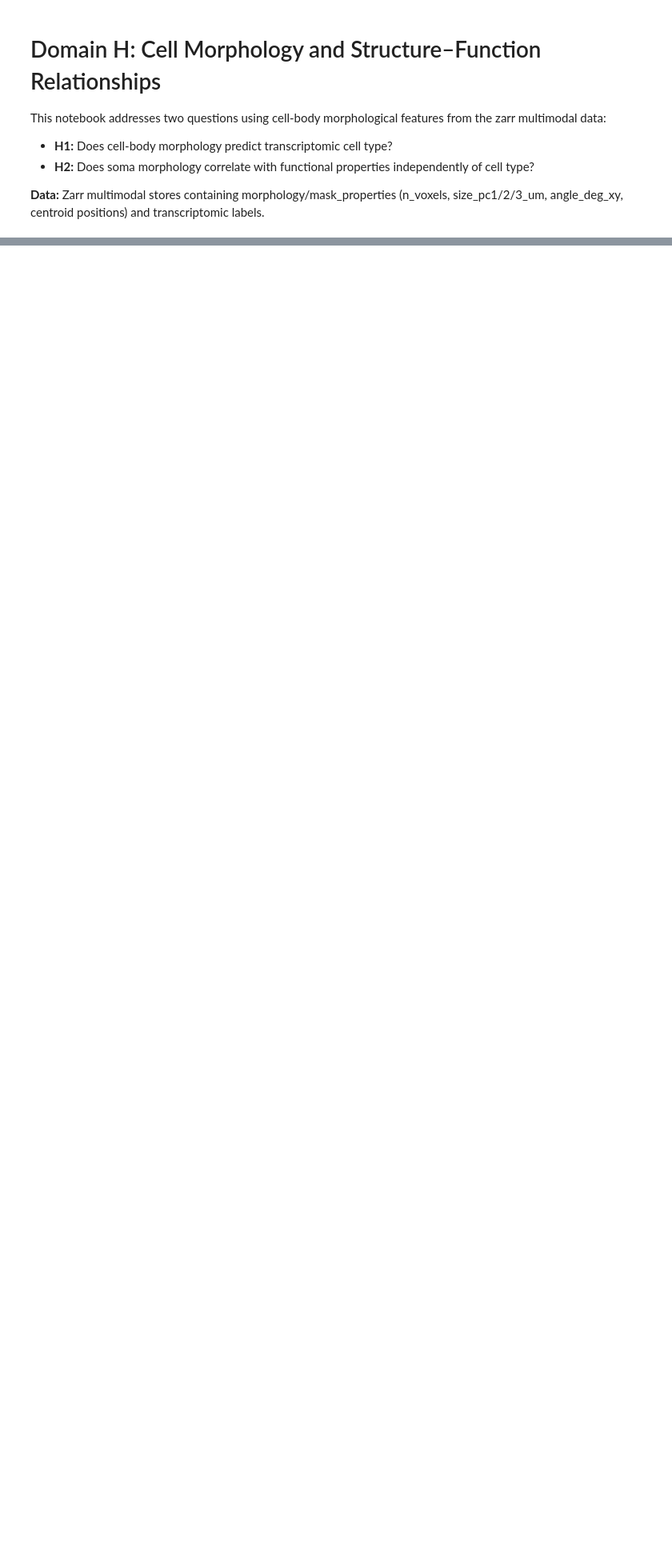
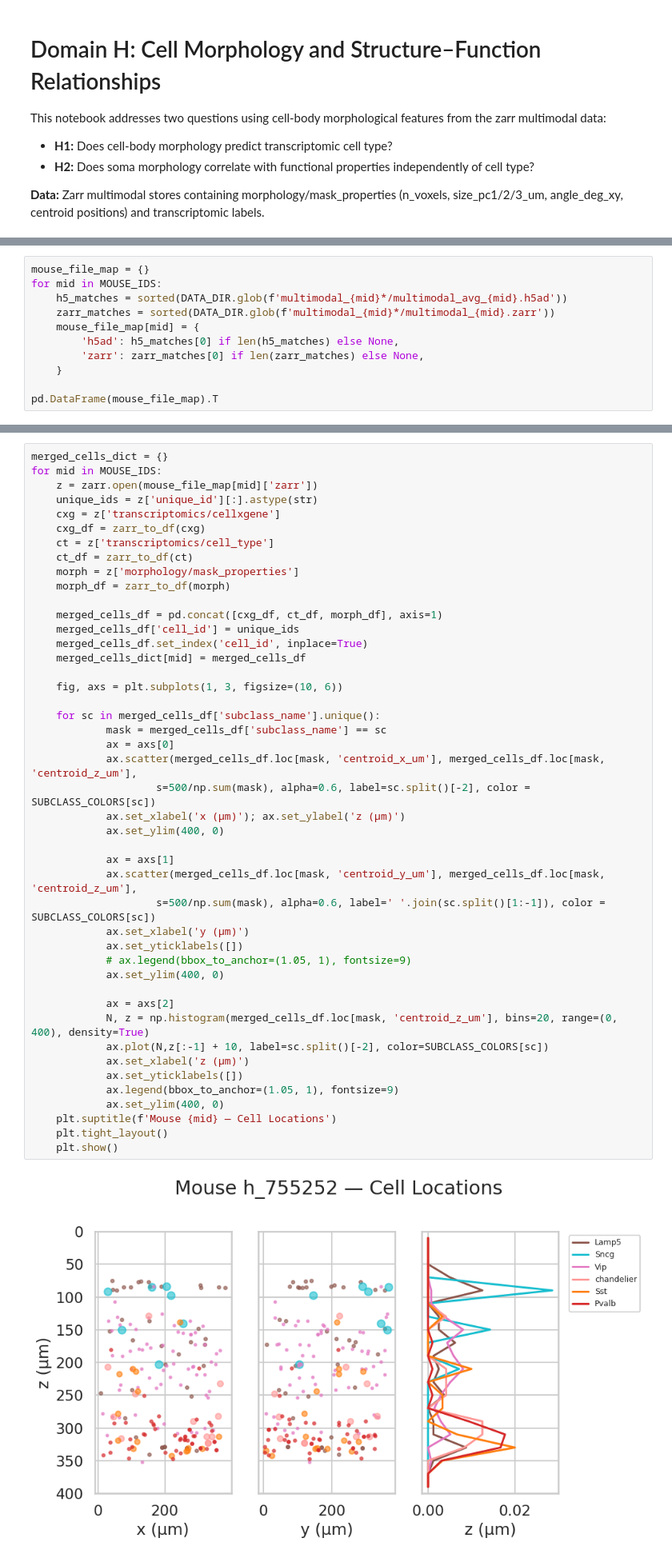
Before and after one commit to omidzobeiri/oPhys_Transcriptomics_Analysis, a Jupyter notebook: code/Analysis/Domain_H_Morphology/01_cell-body-morphology-predicts-transcriptomic-cell-type.ipynb, the cells around one changed output, grey strips where cells are left out. Shown at 80% size. Saved outputs shown, nothing was run; the diff lists cells and outputs as text; blank space fills up the shorter version.

```diff
--- a/code/Analysis/Domain_H_Morphology/01_cell-body-morphology-predicts-transcriptomic-cell-type.ipynb
+++ b/code/Analysis/Domain_H_Morphology/01_cell-body-morphology-predicts-transcriptomic-cell-type.ipynb
@@ -77,0 +71,11 @@ print(morph_df[['n_voxels', 'size_pc1_um', 'elongation', 'flatness']].describe()
+# %%
+mouse_file_map = {}
+for mid in MOUSE_IDS:
+    h5_matches = sorted(DATA_DIR.glob(f'multimodal_{mid}*/multimodal_avg_{mid}.h5ad'))
+    zarr_matches = sorted(DATA_DIR.glob(f'multimodal_{mid}*/multimodal_{mid}.zarr'))
+    mouse_file_map[mid] = {
+        'h5ad': h5_matches[0] if len(h5_matches) else None,
+        'zarr': zarr_matches[0] if len(zarr_matches) else None,
+    }
+
+pd.DataFrame(mouse_file_map).T
@@ -77,0 +93,47 @@ print(morph_df[['n_voxels', 'size_pc1_um', 'elongation', 'flatness']].describe()
+# %%
+merged_cells_dict = {}
+for mid in MOUSE_IDS:
+    z = zarr.open(mouse_file_map[mid]['zarr'])
+    unique_ids = z['unique_id'][:].astype(str)
+    cxg = z['transcriptomics/cellxgene']
+    cxg_df = zarr_to_df(cxg)
+    ct = z['transcriptomics/cell_type']
+    ct_df = zarr_to_df(ct)
+    morph = z['morphology/mask_properties']
+    morph_df = zarr_to_df(morph)
+
+    merged_cells_df = pd.concat([cxg_df, ct_df, morph_df], axis=1)
+    merged_cells_df['cell_id'] = unique_ids
+    merged_cells_df.set_index('cell_id', inplace=True)
+    merged_cells_dict[mid] = merged_cells_df
+
+    fig, axs = plt.subplots(1, 3, figsize=(10, 6))
+
+    for sc in merged_cells_df['subclass_name'].unique():
+            mask = merged_cells_df['subclass_name'] == sc
+            ax = axs[0]
+            ax.scatter(merged_cells_df.loc[mask, 'centroid_x_um'], merged_cells_df.loc[mask, 'centroid_z_um'],
+                    s=500/np.sum(mask), alpha=0.6, label=sc.split()[-2], color = SUBCLASS_COLORS[sc])
+            ax.set_xlabel('x (µm)'); ax.set_ylabel('z (µm)')
+            ax.set_ylim(400, 0)
+
+            ax = axs[1]
+            ax.scatter(merged_cells_df.loc[mask, 'centroid_y_um'], merged_cells_df.loc[mask, 'centroid_z_um'],
+                    s=500/np.sum(mask), alpha=0.6, label=' '.join(sc.split()[1:-1]), color = SUBCLASS_COLORS[sc])
+            ax.set_xlabel('y (µm)')
+            ax.set_yticklabels([])
+            # ax.legend(bbox_to_anchor=(1.05, 1), fontsize=9)
+            ax.set_ylim(400, 0)
+
+            ax = axs[2]
+            N, z = np.histogram(merged_cells_df.loc[mask, 'centroid_z_um'], bins=20, range=(0, 400), density=True)
+            ax.plot(N,z[:-1] + 10, label=sc.split()[-2], color=SUBCLASS_COLORS[sc])
+            ax.set_xlabel('z (µm)')
+            ax.set_yticklabels([])
+            ax.legend(bbox_to_anchor=(1.05, 1), fontsize=9)
+            ax.set_ylim(400, 0)
+    plt.suptitle(f'Mouse {mid} — Cell Locations')
+    plt.tight_layout()
+    plt.show()
+# %% [output]
+[figure, added]
```
Also changed, not shown: parts of 6 cells of this notebook, 1 other file.
